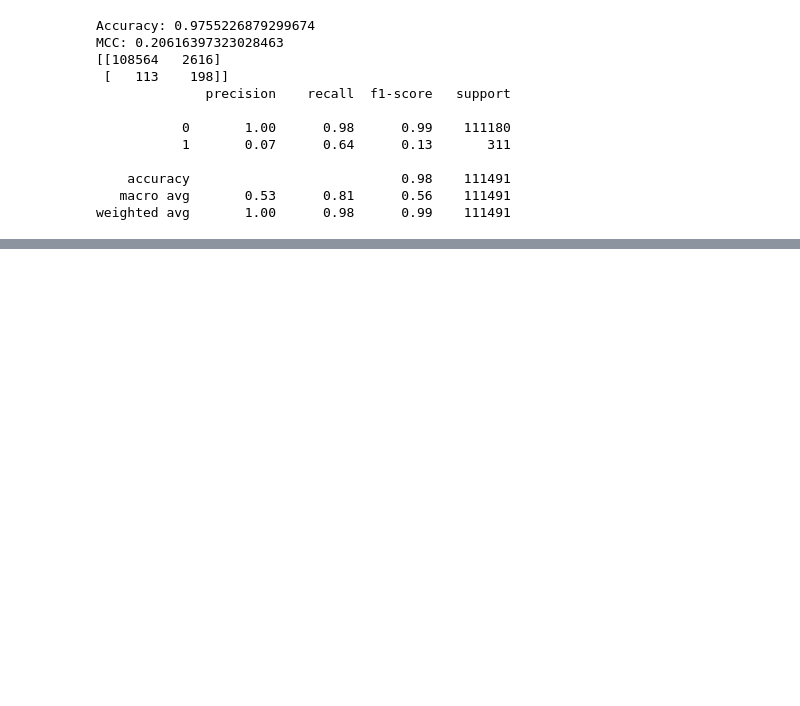
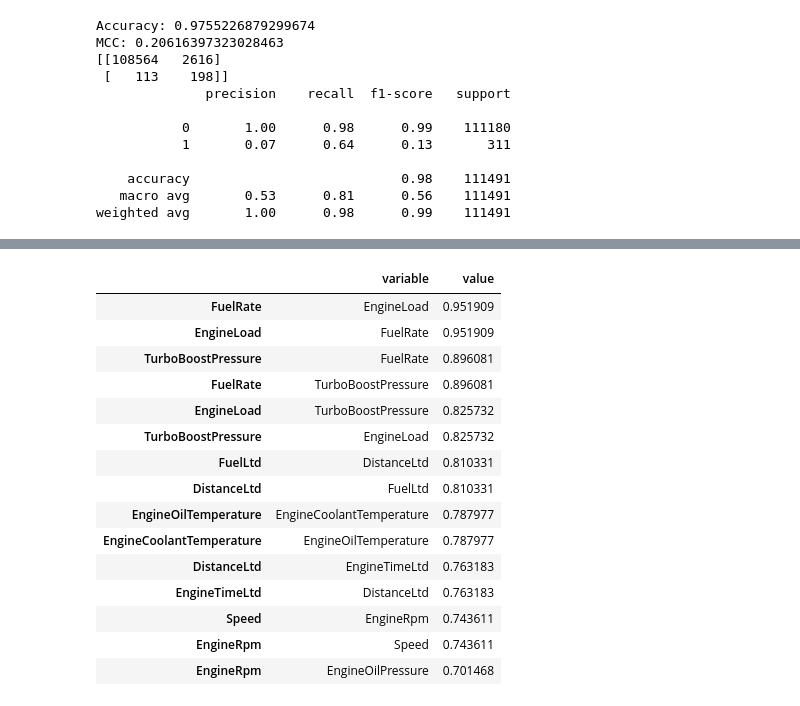
Before and after one commit to nss-data-science-cohort-8/nss-data-science-cohort-8-classroom-big-g-big-g, a Jupyter notebook: notebooks/big-rigs_data_modeling.ipynb, the cells around one changed output, grey strips where cells are left out. Cells and saved outputs as stored; diff of their text form; code cells hidden in the pictures; blank space fills up the shorter version.

```diff
--- a/notebooks/big-rigs_data_modeling.ipynb
+++ b/notebooks/big-rigs_data_modeling.ipynb
@@ -760,0 +781,19 @@ Wall time: 719 ms
+# %%
+corr_matrix[corr_matrix['value'] != 1].sort_values(by = 'value', ascending=False)
+# %% [output]
+|  | variable | value |
+| FuelRate | EngineLoad | 0.951909 |
+| EngineLoad | FuelRate | 0.951909 |
+| TurboBoostPressure | FuelRate | 0.896081 |
+| FuelRate | TurboBoostPressure | 0.896081 |
+| EngineLoad | TurboBoostPressure | 0.825732 |
+| TurboBoostPressure | EngineLoad | 0.825732 |
+| FuelLtd | DistanceLtd | 0.810331 |
+| DistanceLtd | FuelLtd | 0.810331 |
+| EngineOilTemperature | EngineCoolantTemperature | 0.787977 |
+| EngineCoolantTemperature | EngineOilTemperature | 0.787977 |
+| DistanceLtd | EngineTimeLtd | 0.763183 |
+| EngineTimeLtd | DistanceLtd | 0.763183 |
+| Speed | EngineRpm | 0.743611 |
+| EngineRpm | Speed | 0.743611 |
+| EngineRpm | EngineOilPressure | 0.701468 |
```
Also changed, not shown: parts of 22 cells of this notebook, 6 other files.
